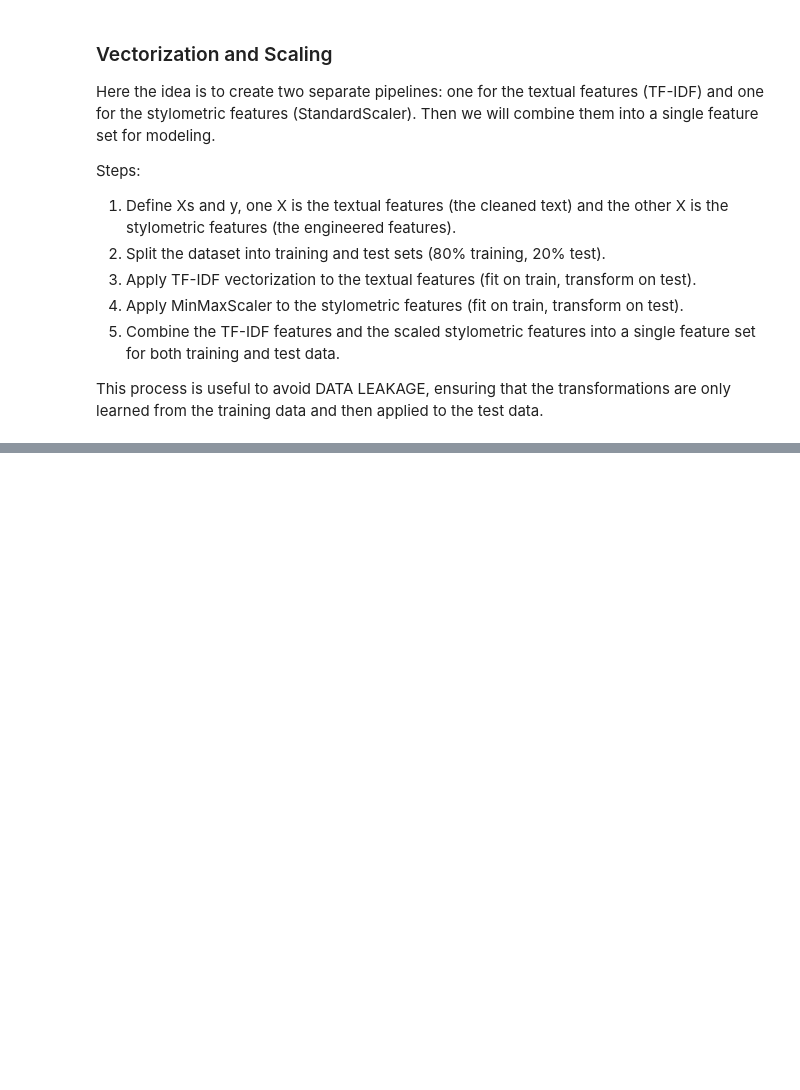
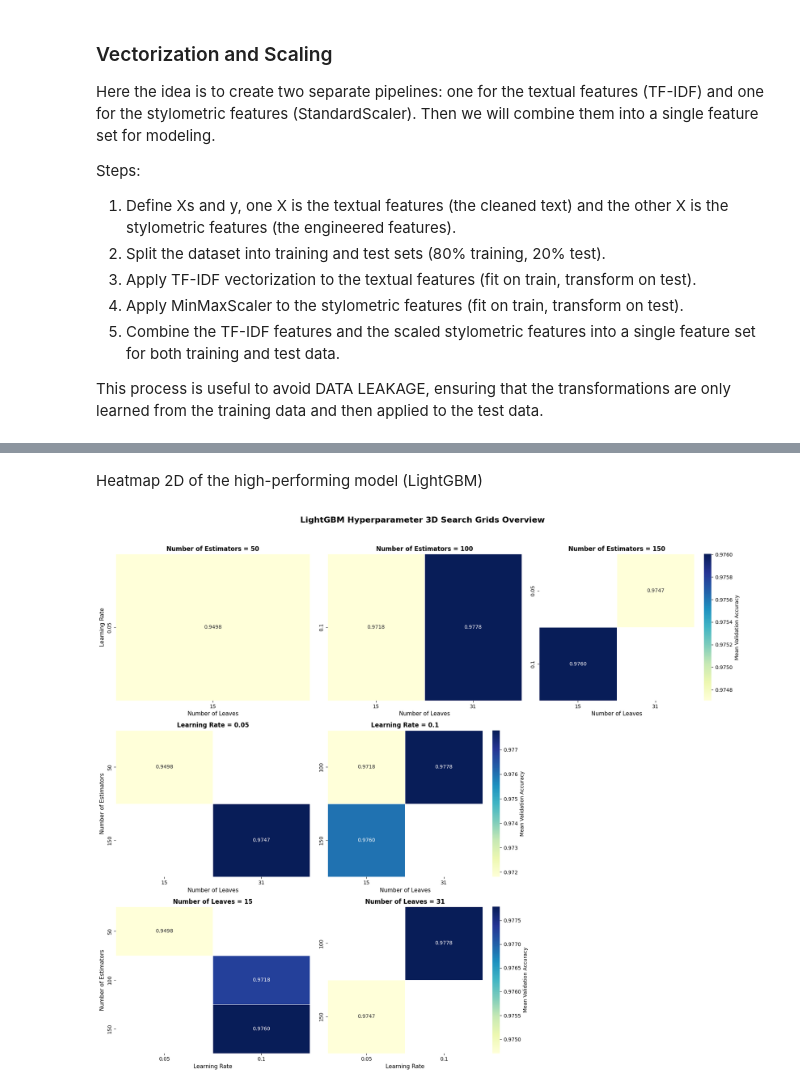
Before and after one commit to jackomazi/data-mining-and-machine-learning-project, a Jupyter notebook: fake_news_analysis_final.ipynb, the cells around one changed output, grey strips where cells are left out. Cells and saved outputs as stored; diff of their text form; code cells hidden in the pictures; blank space fills up the shorter version.

```diff
--- a/fake_news_analysis_final.ipynb
+++ b/fake_news_analysis_final.ipynb
@@ -1009,0 +734,70 @@ shap.plots.waterfall(exp, max_display=10)
+# %% [markdown]
+Heatmap 2D of the high-performing model (LightGBM)
+# %%
+df_results = pd.DataFrame(random_search.cv_results_)
+
+df_results["param_n_estimators"] = df_results["param_n_estimators"].astype(int)
+df_results["param_learning_rate"] = df_results["param_learning_rate"].astype(float)
+df_results["param_num_leaves"] = df_results["param_num_leaves"].astype(int)
+
+params_config = {
+    "param_n_estimators": "Number of Estimators",
+    "param_learning_rate": "Learning Rate",
+    "param_num_leaves": "Number of Leaves"
+}
+
+max_cols = max(len(df_results[p].dropna().unique()) for p in params_config.keys())
+num_rows = len(params_config)
+
+fig, axes = plt.subplots(num_rows, max_cols, figsize=(6 * max_cols, 5 * num_rows))
+
+for i, (fixed_param, fixed_label) in enumerate(params_config.items()):
+    other_params = [p for p in params_config.keys() if p != fixed_param]
+    y_param, x_param = other_params[0], other_params[1]
+
+    unique_vals = sorted(df_results[fixed_param].dropna().unique())
+
+    for j in range(max_cols):
+        ax = axes[i, j]
+
+        if j < len(unique_vals):
+            val = unique_vals[j]
+            df_filtered = df_results[df_results[fixed_param] == val]
+
+            try:
+                heatmap_data = df_filtered.pivot(
+                    index=y_param,
+                    columns=x_param,
+                    values="mean_test_score"
+                )
+            except ValueError:
+                ax.axis('off')
+                continue
+
+            sns.heatmap(
+                heatmap_data,
+                annot=True,
+                fmt=".4f",
+                cmap="YlGnBu",
+                linewidths=0.5,
+                ax=ax,
+                cbar=(j == len(unique_vals) - 1),
+                cbar_kws={'label': 'Mean Validation Accuracy'} if j == len(unique_vals) - 1 else None
+            )
+
+            ax.set_title(f"{fixed_label} = {val}", fontsize=12, fontweight="bold")
+            ax.set_xlabel(params_config[x_param], fontsize=11)
+
+            if j == 0:
+                ax.set_ylabel(params_config[y_param], fontsize=11)
+            else:
+                ax.set_ylabel("")
+        else:
+            ax.axis('off')
+
+plt.suptitle("LightGBM Hyperparameter 3D Search Grids Overview", fontsize=16, fontweight="bold", y=1.02)
+plt.tight_layout()
+plt.savefig("lightgbm_all_heatmaps_combined.png", dpi=300, bbox_inches='tight')
+plt.show()
+# %% [output]
+[figure, added]
```
Also changed, not shown: parts of 53 cells of this notebook, 51 other files.
